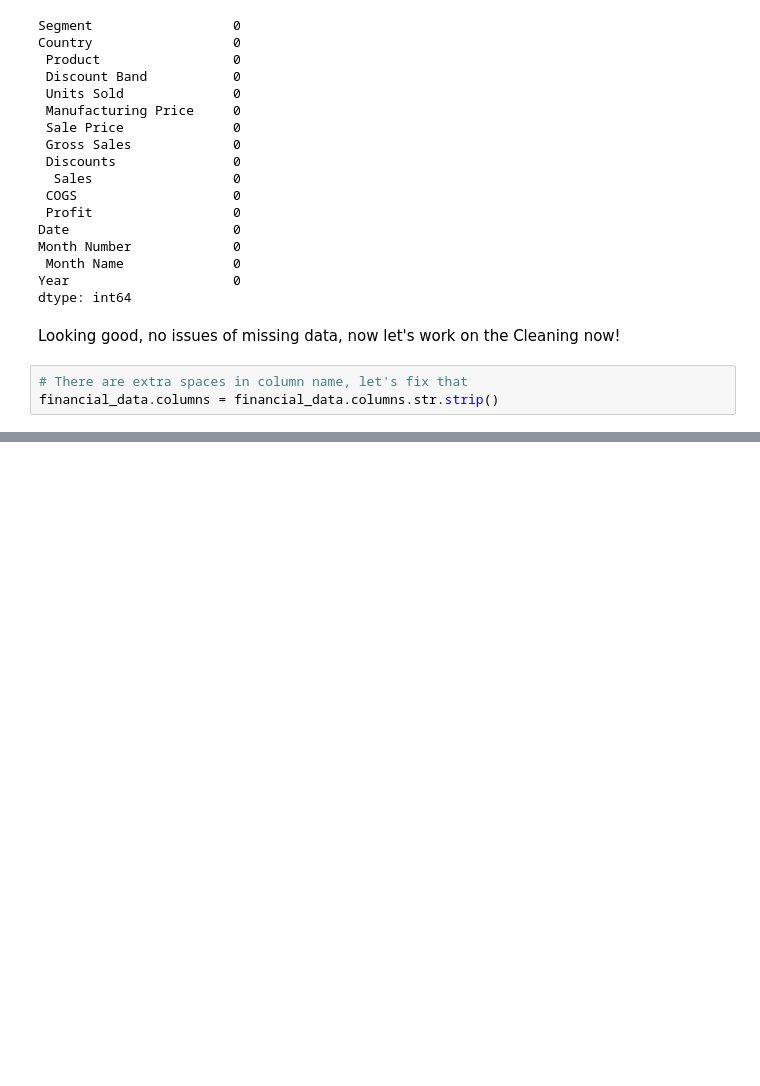
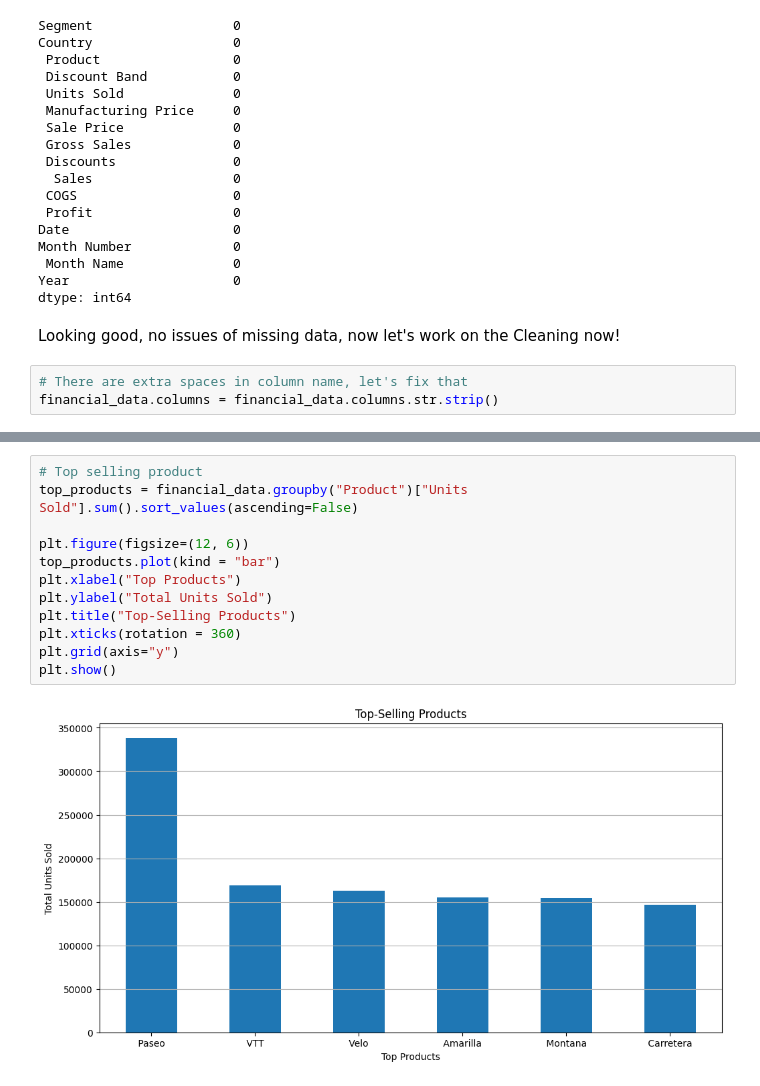
Before and after one commit to Jen-uis/Preprocessing-Financial-Data, a Jupyter notebook: Project-Code.ipynb, the cells around one changed output, grey strips where cells are left out. Saved outputs shown, nothing was run; the diff lists cells and outputs as text; blank space fills up the shorter version.

```diff
--- a/Project-Code.ipynb
+++ b/Project-Code.ipynb
@@ -121,0 +142,14 @@ financial_data.head()
+# %%
+# Top selling product
+top_products = financial_data.groupby("Product")["Units Sold"].sum().sort_values(ascending=False)
+
+plt.figure(figsize=(12, 6))
+top_products.plot(kind = "bar")
+plt.xlabel("Top Products")
+plt.ylabel("Total Units Sold")
+plt.title("Top-Selling Products")
+plt.xticks(rotation = 360)
+plt.grid(axis="y")
+plt.show()
+# %% [output]
+[figure, added]
```
Also changed, not shown: parts of 3 cells of this notebook.
